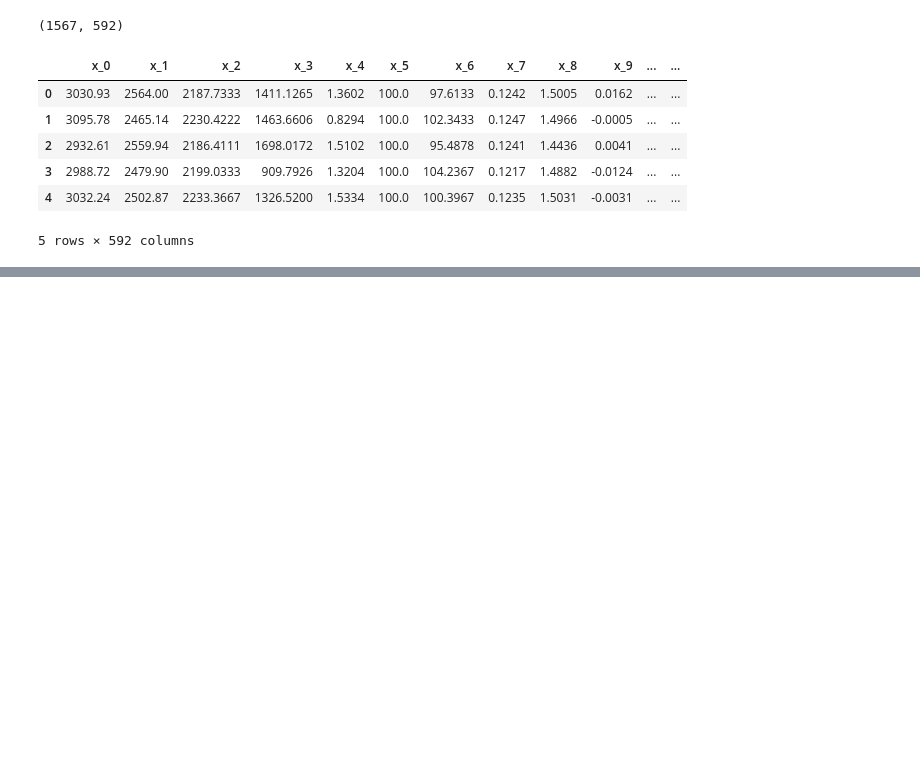
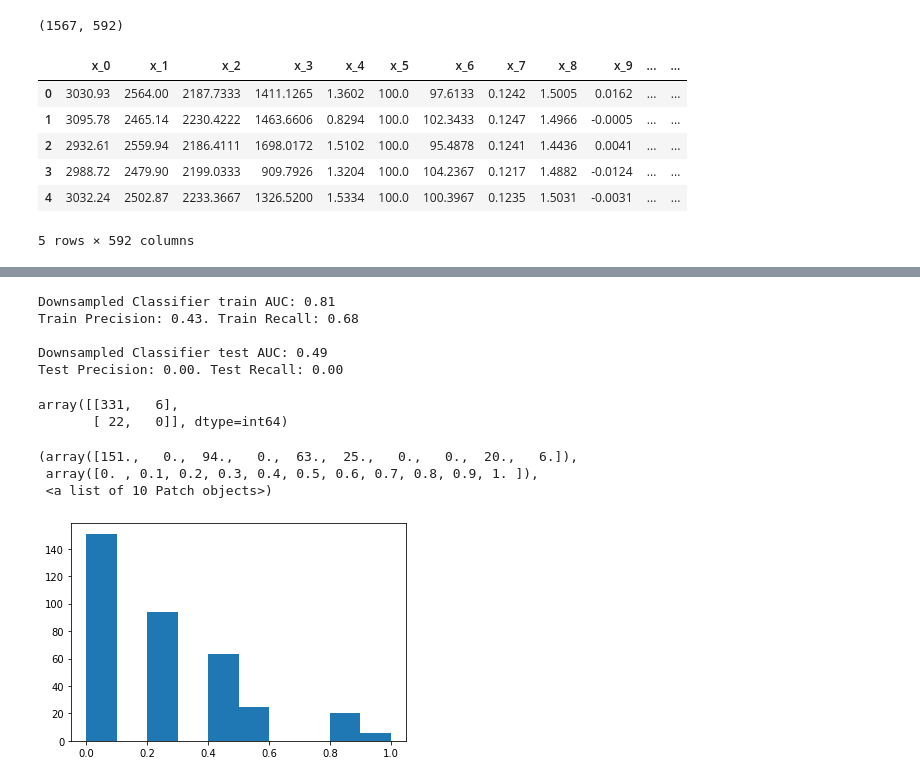
Before and after one commit to stephenleo87/uci-semicon, a Jupyter notebook: Labels_Prediction.ipynb, the cells around one changed output, grey strips where cells are left out. Drawn from its saved outputs; the diff is of its cells as text; code cells hidden in the pictures; blank space fills up the shorter version.

```diff
--- a/Labels_Prediction.ipynb
+++ b/Labels_Prediction.ipynb
@@ -98,0 +190,20 @@ test_df.to_csv('test_df.csv', index=False)
+# %%
+from sklearn.model_selection import GridSearchCV
+# Create the parameter grid based on the results of random search
+param_grid = {
+    'bootstrap': [True],
+    'max_depth': [2, 5, 10],
+    'max_features': [2, 3],
+    'min_samples_leaf': [3, 4, 5],
+    'min_samples_split': [8, 10, 12],
+    'n_estimators': [10, 20, 30]
+}
+n = 5
+clf_list = []
+for i in range(n):
+    ros = RandomUnderSampler(random_state=i)
+    X_train_sam, y_train_sam = ros.fit_sample(X_train_imp, y_train)
+
+    clf = RandomForestClassifier(random_state=i)
+    grid_search = GridSearchCV(estimator = clf, param_grid = param_grid, cv = 5, n_jobs = -1, verbose = 2)
+    clf_list.append(grid_search.fit(X_train_sam, y_train_sam))
@@ -98,0 +226,10 @@ test_df.to_csv('test_df.csv', index=False)
+# %%
+y_pred_train_list = []
+y_pred_test_list = []
+for clf in clf_list:
+    print('best params: {}\n'.format(clf.best_params_))
+    y_pred_train = clf.predict(X_train_imp)
+    y_pred_train_list.append(y_pred_train)
+
+    y_pred_test = clf.predict(X_test_imp)
+    y_pred_test_list.append(y_pred_test)
@@ -98,0 +246,40 @@ test_df.to_csv('test_df.csv', index=False)
+# %%
+y_pred_list = np.array(y_pred_train_list)
+y_pred_train_ = np.mean(y_pred_list, axis=0)
+y_pred_train = [0 if x < 0.9 else 1 for x in y_pred_train_]
+
+y_pred_list = np.array(y_pred_test_list)
+y_pred_test_ = np.mean(y_pred_list, axis=0)
+y_pred_test = [0 if x < 0.9 else 1 for x in y_pred_test_]
+# %%
+from sklearn import metrics
+name = 'Downsampled Classifier'
+fpr, tpr, thresholds = metrics.roc_curve(y_train, y_pred_train)
+precision = metrics.precision_score(y_train, y_pred_train)
+recall = metrics.recall_score(y_train, y_pred_train)
+print('{} train AUC: {:0.2f}'.format(name, metrics.auc(fpr, tpr)))
+print('Train Precision: {:0.2f}. Train Recall: {:0.2f}\n'.format(precision, recall))
+
+fpr, tpr, thresholds = metrics.roc_curve(y_test, y_pred_test)
+precision = metrics.precision_score(y_test, y_pred_test)
+recall = metrics.recall_score(y_test, y_pred_test)
+print('{} test AUC: {:0.2f}'.format(name, metrics.auc(fpr, tpr)))
+print('Test Precision: {:0.2f}. Test Recall: {:0.2f}'.format(precision, recall))
+# %% [output]
+Downsampled Classifier train AUC: 0.81
+Train Precision: 0.43. Train Recall: 0.68
+
+Downsampled Classifier test AUC: 0.49
+Test Precision: 0.00. Test Recall: 0.00
+# %%
+metrics.confusion_matrix(y_test, y_pred_test)
+# %% [output]
+array([[331,   6],
+       [ 22,   0]], dtype=int64)
+# %%
+plt.hist(y_pred_test_)
+# %% [output]
+(array([151.,   0.,  94.,   0.,  63.,  25.,   0.,   0.,  20.,   6.]),
+ array([0. , 0.1, 0.2, 0.3, 0.4, 0.5, 0.6, 0.7, 0.8, 0.9, 1. ]),
+ <a list of 10 Patch objects>)
+[figure, added]
```
Also changed, not shown: parts of 51 cells of this notebook.
